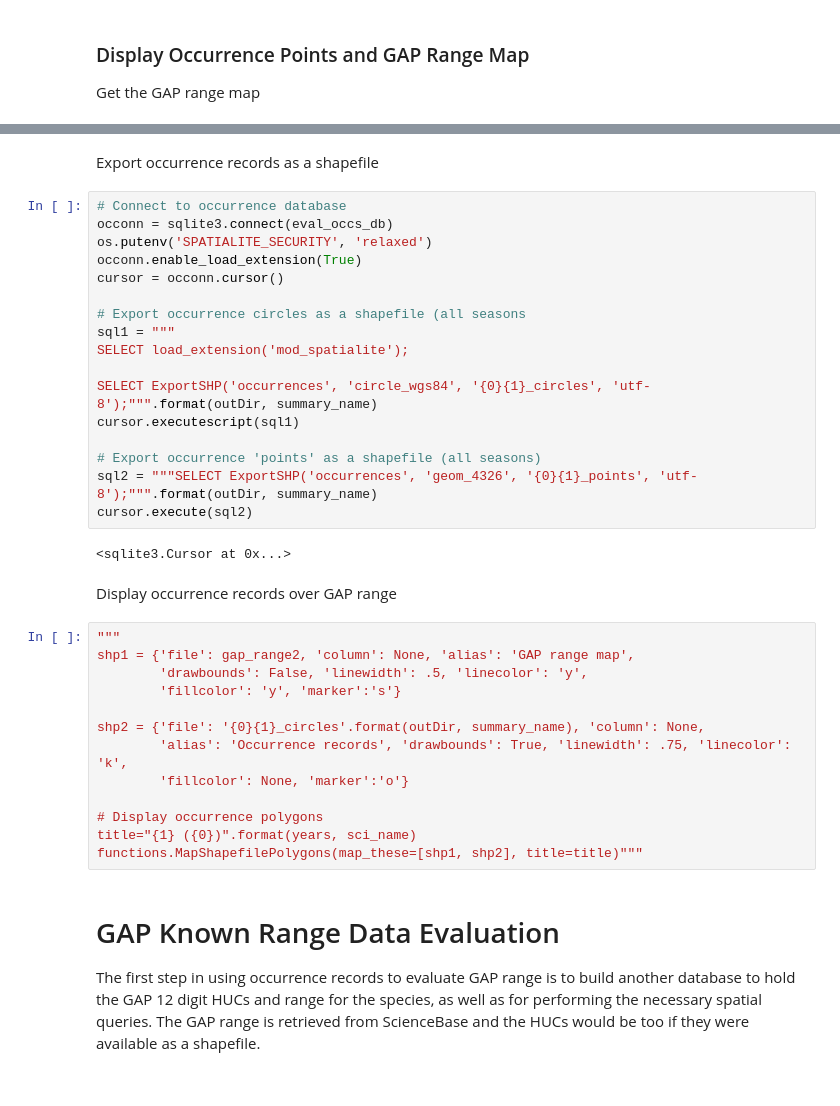
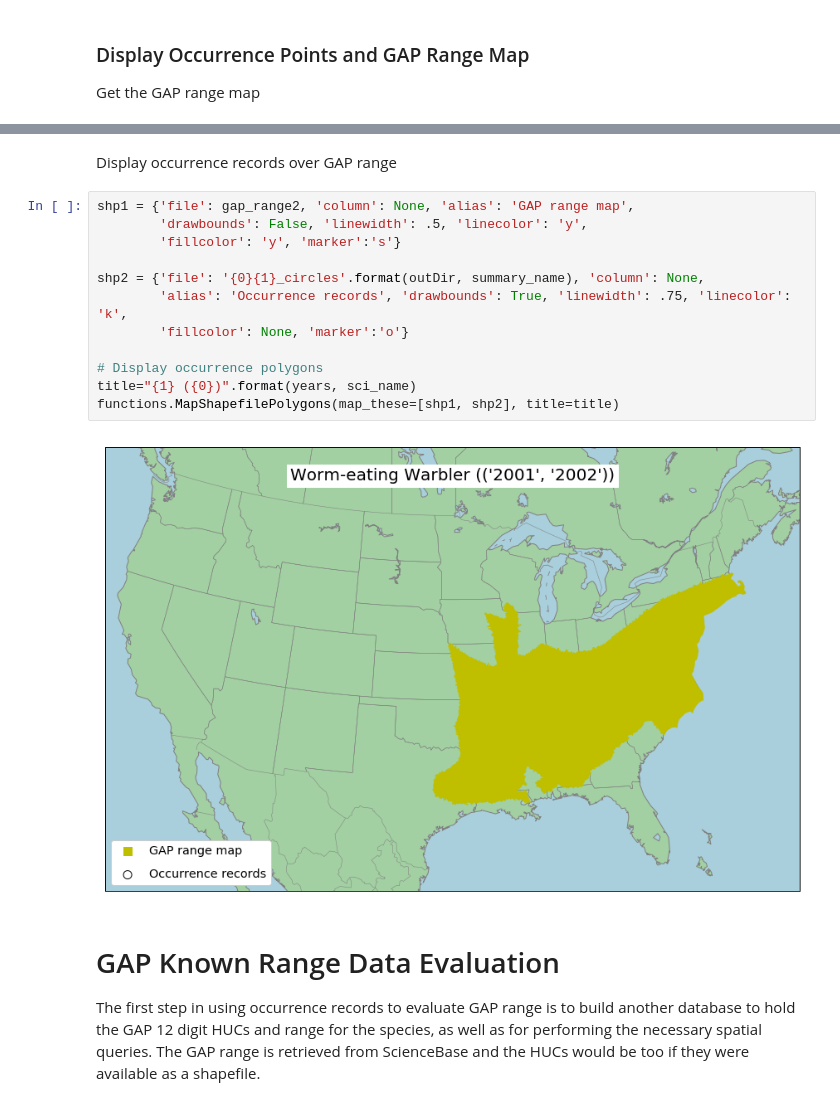
Before and after one commit to nmtarr/GAP-ranges, a Jupyter notebook: bWEWAxTWS2019.ipynb, the cells around one changed output, grey strips where cells are left out. Drawn from its saved outputs; the diff is of its cells as text.

```diff
--- a/bWEWAxTWS2019.ipynb
+++ b/bWEWAxTWS2019.ipynb
@@ -270,39 +287,19 @@ downloading https://www.sciencebase.gov/catalog/file/get/59f5ebb4e4b063d5d307e0d
-# %% [markdown]
-Export occurrence records as a shapefile
-# %%
-# Connect to occurrence database
-occonn = sqlite3.connect(eval_occs_db)
-os.putenv('SPATIALITE_SECURITY', 'relaxed')
-occonn.enable_load_extension(True)
-cursor = occonn.cursor()
-
-# Export occurrence circles as a shapefile (all seasons
-sql1 = """
-SELECT load_extension('mod_spatialite');
-
-SELECT ExportSHP('occurrences', 'circle_wgs84', '{0}{1}_circles', 'utf-8');""".format(outDir, summary_name)
-cursor.executescript(sql1)
-
-# Export occurrence 'points' as a shapefile (all seasons)
-sql2 = """SELECT ExportSHP('occurrences', 'geom_4326', '{0}{1}_points', 'utf-8');""".format(outDir, summary_name)
-cursor.execute(sql2)
-# %% [output]
-<sqlite3.Cursor at 0x...>
 # %% [markdown]
 Display occurrence records over GAP range
 # %%
-"""
 shp1 = {'file': gap_range2, 'column': None, 'alias': 'GAP range map',
         'drawbounds': False, 'linewidth': .5, 'linecolor': 'y',
         'fillcolor': 'y', 'marker':'s'}
 
 shp2 = {'file': '{0}{1}_circles'.format(outDir, summary_name), 'column': None,
         'alias': 'Occurrence records', 'drawbounds': True, 'linewidth': .75, 'linecolor': 'k',
         'fillcolor': None, 'marker':'o'}
 
 # Display occurrence polygons
 title="{1} ({0})".format(years, sci_name)
-functions.MapShapefilePolygons(map_these=[shp1, shp2], title=title)"""
+functions.MapShapefilePolygons(map_these=[shp1, shp2], title=title)
+# %% [output]
+[figure, added]
 # %% [markdown]
 # GAP Known Range Data Evaluation
 The first step in using occurrence records to evaluate GAP range is to build another database to hold the GAP 12 digit HUCs and range for the species, as well as for performing the necessary spatial queries.  The GAP range is retrieved from ScienceBase and the HUCs would be too if they were available as a shapefile.
```
Also changed, not shown: parts of 10 cells of this notebook, 3 other files.
